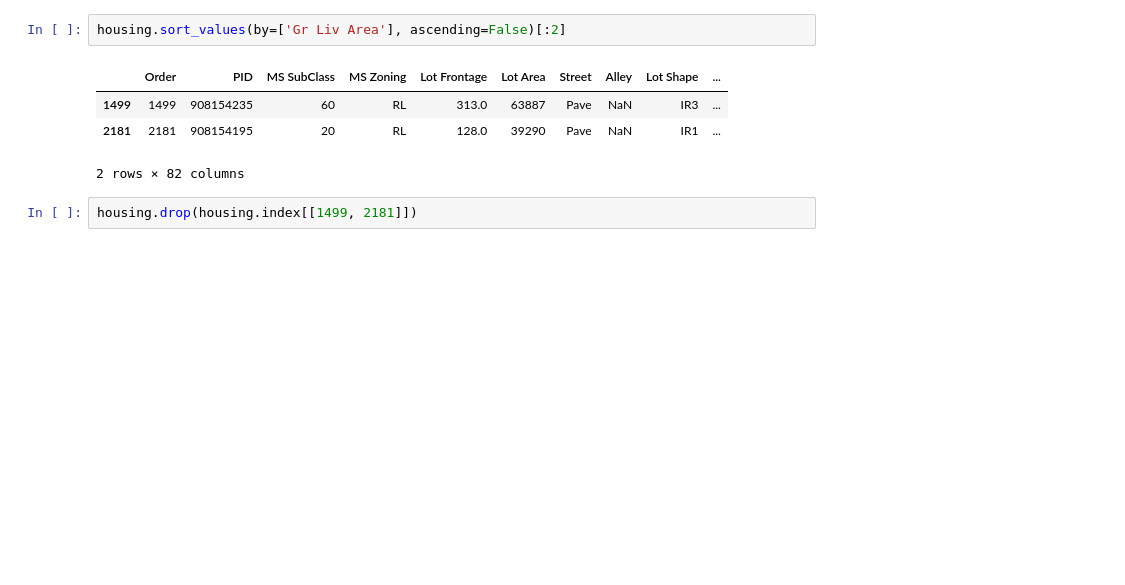
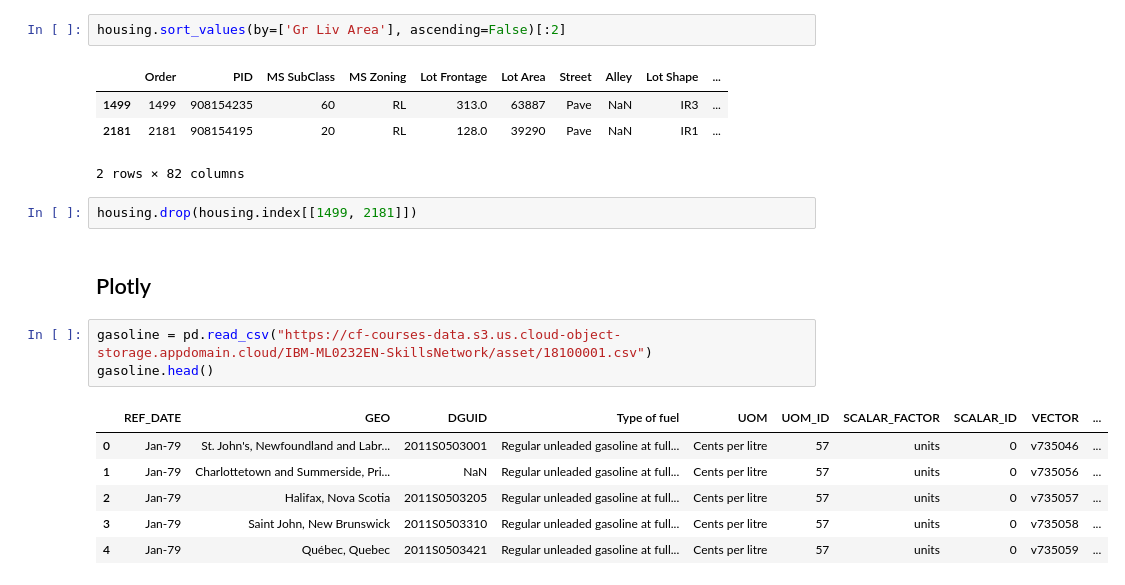
Before and after one commit to neuralsrg/EDA, a Jupyter notebook: learning_dataframe.ipynb, the cells around one changed output. Saved outputs shown, nothing was run; the diff lists cells and outputs as text; blank space fills up the shorter version.

```diff
--- a/learning_dataframe.ipynb
+++ b/learning_dataframe.ipynb
@@ -480,3 +481,15 @@ housing.sort_values(by=['Gr Liv Area'], ascending=False)[:2]
 2 rows × 82 columns
 # %%
 housing.drop(housing.index[[1499, 2181]])
+# %% [markdown]
+## Plotly
+# %%
+gasoline = pd.read_csv("https://cf-courses-data.s3.us.cloud-object-storage.appdomain.cloud/IBM-ML0232EN-SkillsNetwork/asset/18100001.csv")
+gasoline.head()
+# %% [output]
+|  | REF_DATE | GEO | DGUID | Type of fuel | UOM | UOM_ID | SCALAR_FACTOR | SCALAR_ID | VECTOR | ... |
+| 0 | Jan-79 | St. John's, Newfoundland and Labr... | 2011S0503001 | Regular unleaded gasoline at full... | Cents per litre | 57 | units | 0 | v735046 | ... |
+| 1 | Jan-79 | Charlottetown and Summerside, Pri... | NaN | Regular unleaded gasoline at full... | Cents per litre | 57 | units | 0 | v735056 | ... |
+| 2 | Jan-79 | Halifax, Nova Scotia | 2011S0503205 | Regular unleaded gasoline at full... | Cents per litre | 57 | units | 0 | v735057 | ... |
+| 3 | Jan-79 | Saint John, New Brunswick | 2011S0503310 | Regular unleaded gasoline at full... | Cents per litre | 57 | units | 0 | v735058 | ... |
+| 4 | Jan-79 | Québec, Quebec | 2011S0503421 | Regular unleaded gasoline at full... | Cents per litre | 57 | units | 0 | v735059 | ... |
```
Also changed, not shown: parts of 9 cells of this notebook.
